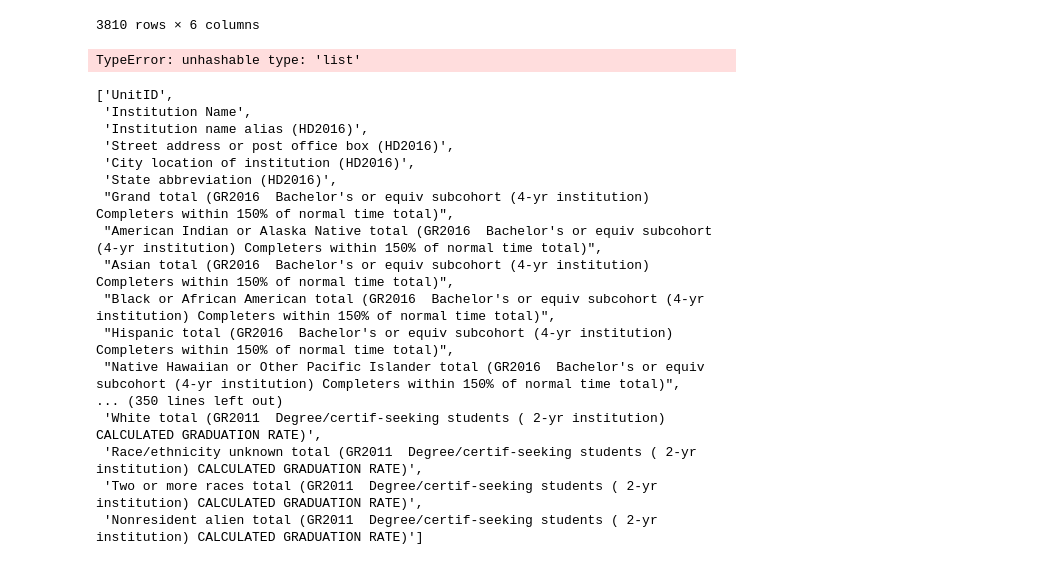
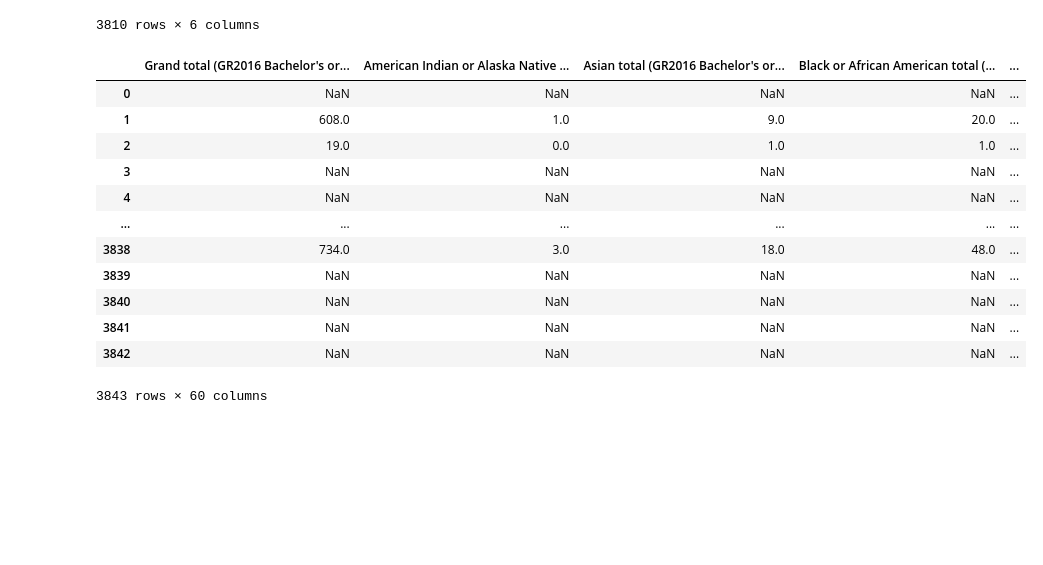
Before and after one commit to mthalken/Tuition_Analysis, a Jupyter notebook: cleaning_csv's.ipynb, the cells around one changed output. Cells and saved outputs as stored; diff of their text form; code cells hidden in the pictures; blank space fills up the shorter version.

```diff
--- a/cleaning_csv's.ipynb
+++ b/cleaning_csv's.ipynb
@@ -95,38 +112,20 @@ base_columns_df
 | 3842 | 204255 | Zane State College |  | 1555 Newark Rd | Zanesville | ... |
 3810 rows × 6 columns
 # %%
-title_2016 = [('UnitID',
-              'Institution Name',
-              'Institution name alias (HD2016)',
-              'Street address or post office box (HD2016)',
-              'City location of institution (HD2016)',
-              'State abbreviation (HD2016)'
-              ,'GR2016')]
-
-grad_rates_2016 = grad_rates_df.filter(regex=title_2016)
-grad_rates_2016
+base_grad_rates_2016_df = pd.DataFrame(grad_rates_df.filter(regex='GR2016'))
+# grad_rates_2016.loc[[title_2016]]
+base_grad_rates_2016_df
 # %% [output]
+|  | Grand total (GR2016 Bachelor's or... | American Indian or Alaska Native ... | Asian total (GR2016 Bachelor's or... | Black or African American total (... | ... |
+| 0 | NaN | NaN | NaN | NaN | ... |
+| 1 | 608.0 | 1.0 | 9.0 | 20.0 | ... |
+| 2 | 19.0 | 0.0 | 1.0 | 1.0 | ... |
+| 3 | NaN | NaN | NaN | NaN | ... |
+| 4 | NaN | NaN | NaN | NaN | ... |
+| ... | ... | ... | ... | ... | ... |
+| 3838 | 734.0 | 3.0 | 18.0 | 48.0 | ... |
+| 3839 | NaN | NaN | NaN | NaN | ... |
+| 3840 | NaN | NaN | NaN | NaN | ... |
+| 3841 | NaN | NaN | NaN | NaN | ... |
+| 3842 | NaN | NaN | NaN | NaN | ... |
-TypeError: unhashable type: 'list'
+3843 rows × 60 columns
-# %%
-# inspect grad rates and organize into years
-grad_rates_df
-# len(grad_rates_df)
-grad_rates_df.columns.to_list()
-# %% [output]
-['UnitID',
- 'Institution Name',
- 'Institution name alias (HD2016)',
- 'Street address or post office box (HD2016)',
- 'City location of institution (HD2016)',
- 'State abbreviation (HD2016)',
- "Grand total (GR2016  Bachelor's or equiv subcohort (4-yr institution) Completers within 150% of normal time total)",
- "American Indian or Alaska Native total (GR2016  Bachelor's or equiv subcohort (4-yr institution) Completers within 150% of normal time total)",
- "Asian total (GR2016  Bachelor's or equiv subcohort (4-yr institution) Completers within 150% of normal time total)",
- "Black or African American total (GR2016  Bachelor's or equiv subcohort (4-yr institution) Completers within 150% of normal time total)",
- "Hispanic total (GR2016  Bachelor's or equiv subcohort (4-yr institution) Completers within 150% of normal time total)",
- "Native Hawaiian or Other Pacific Islander total (GR2016  Bachelor's or equiv subcohort (4-yr institution) Completers within 150% of normal time total)",
-... (350 lines left out)
- 'White total (GR2011  Degree/certif-seeking students ( 2-yr institution) CALCULATED GRADUATION RATE)',
- 'Race/ethnicity unknown total (GR2011  Degree/certif-seeking students ( 2-yr institution) CALCULATED GRADUATION RATE)',
- 'Two or more races total (GR2011  Degree/certif-seeking students ( 2-yr institution) CALCULATED GRADUATION RATE)',
- 'Nonresident alien total (GR2011  Degree/certif-seeking students ( 2-yr institution) CALCULATED GRADUATION RATE)']
```
Also changed, not shown: parts of 6 cells of this notebook.
